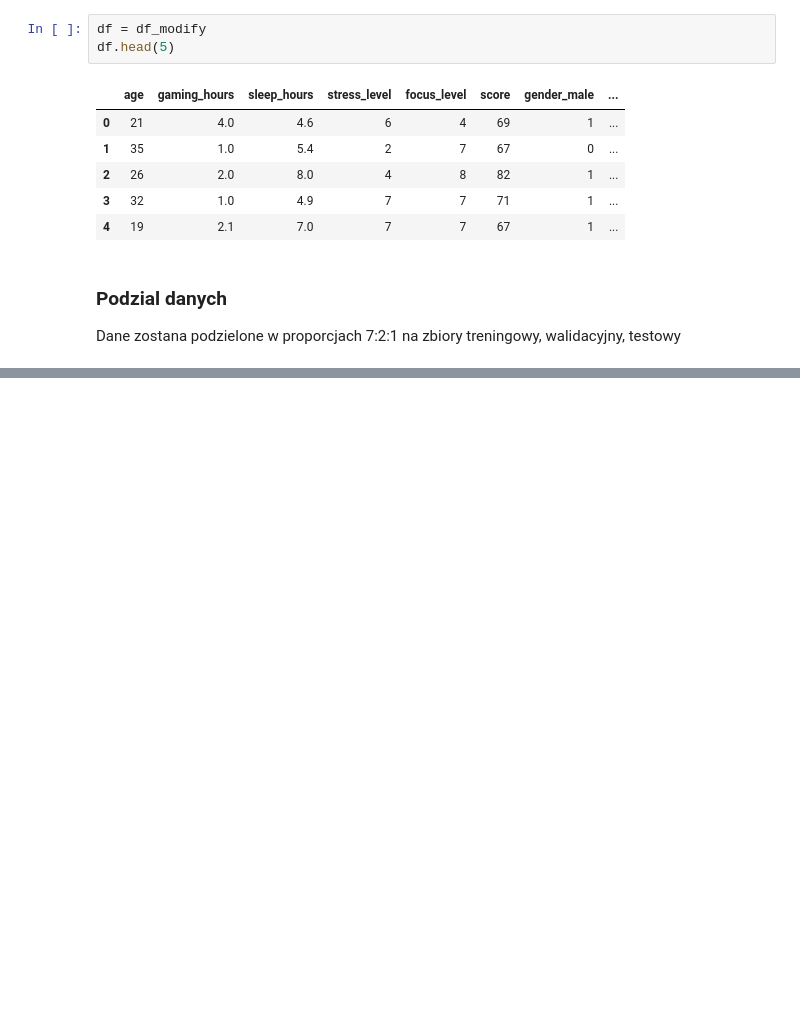
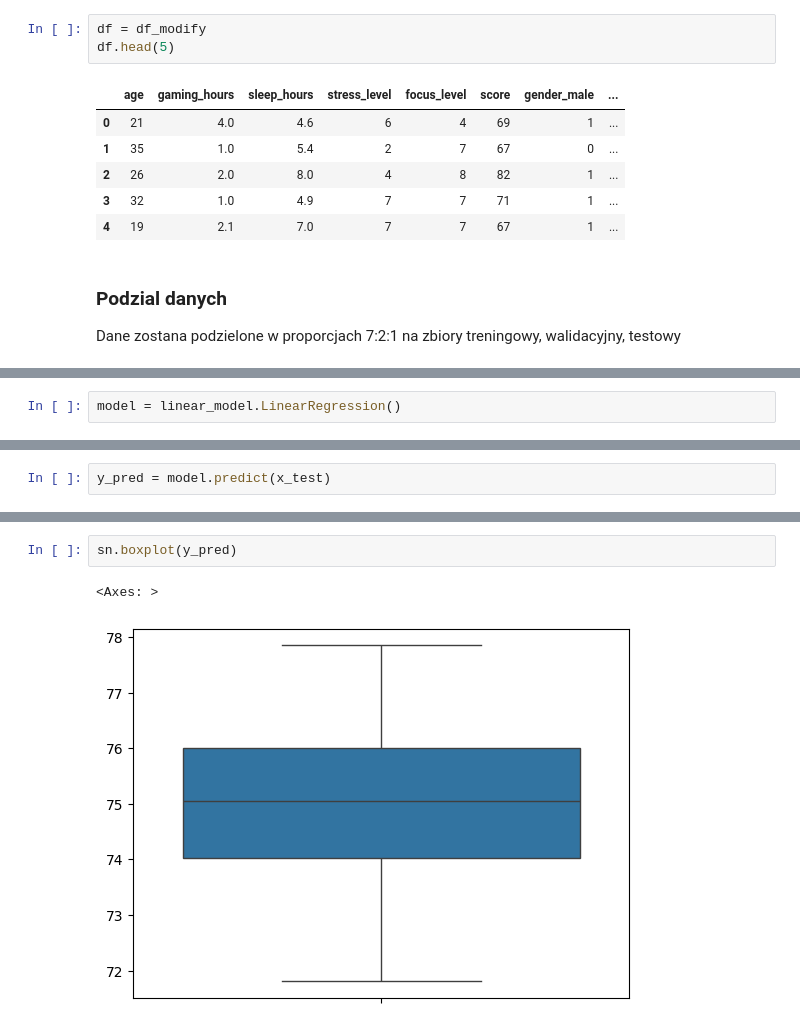
Before and after one commit to NewbieDuck/EWD_Projekt, a Jupyter notebook: notebooks/main.ipynb, the cells around one changed output, grey strips where cells are left out. Cells and saved outputs as stored; diff of their text form; blank space fills up the shorter version.

```diff
--- a/notebooks/main.ipynb
+++ b/notebooks/main.ipynb
@@ -112,0 +155,2 @@ print(x_test.count())
+# %%
+model = linear_model.LinearRegression()
@@ -112,0 +165,2 @@ print(x_test.count())
+# %%
+y_pred = model.predict(x_test)
@@ -112,0 +194,5 @@ print(x_test.count())
+# %%
+sn.boxplot(y_pred)
+# %% [output]
+<Axes: >
+[figure, added]
```
Also changed, not shown: parts of 14 cells of this notebook.
